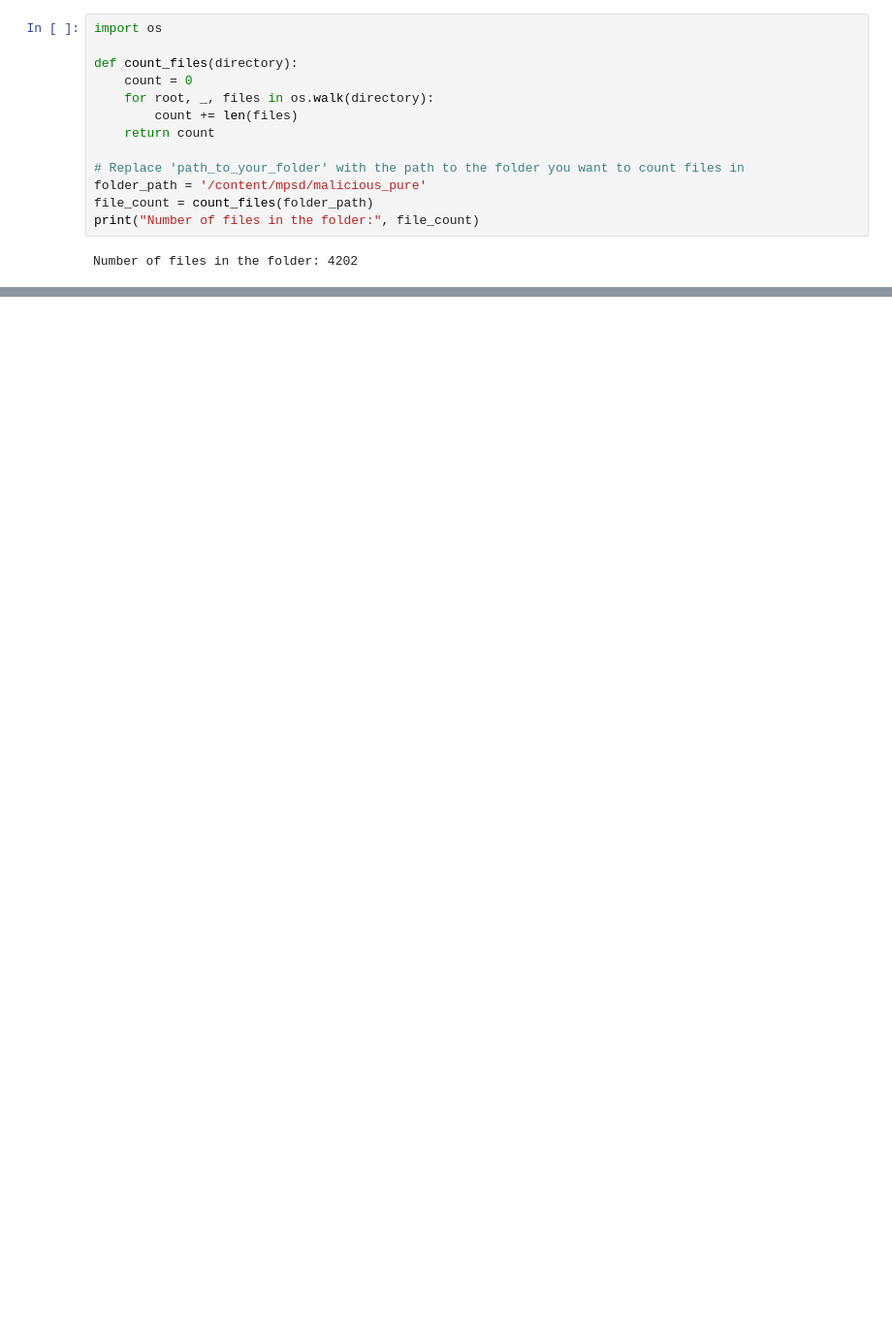
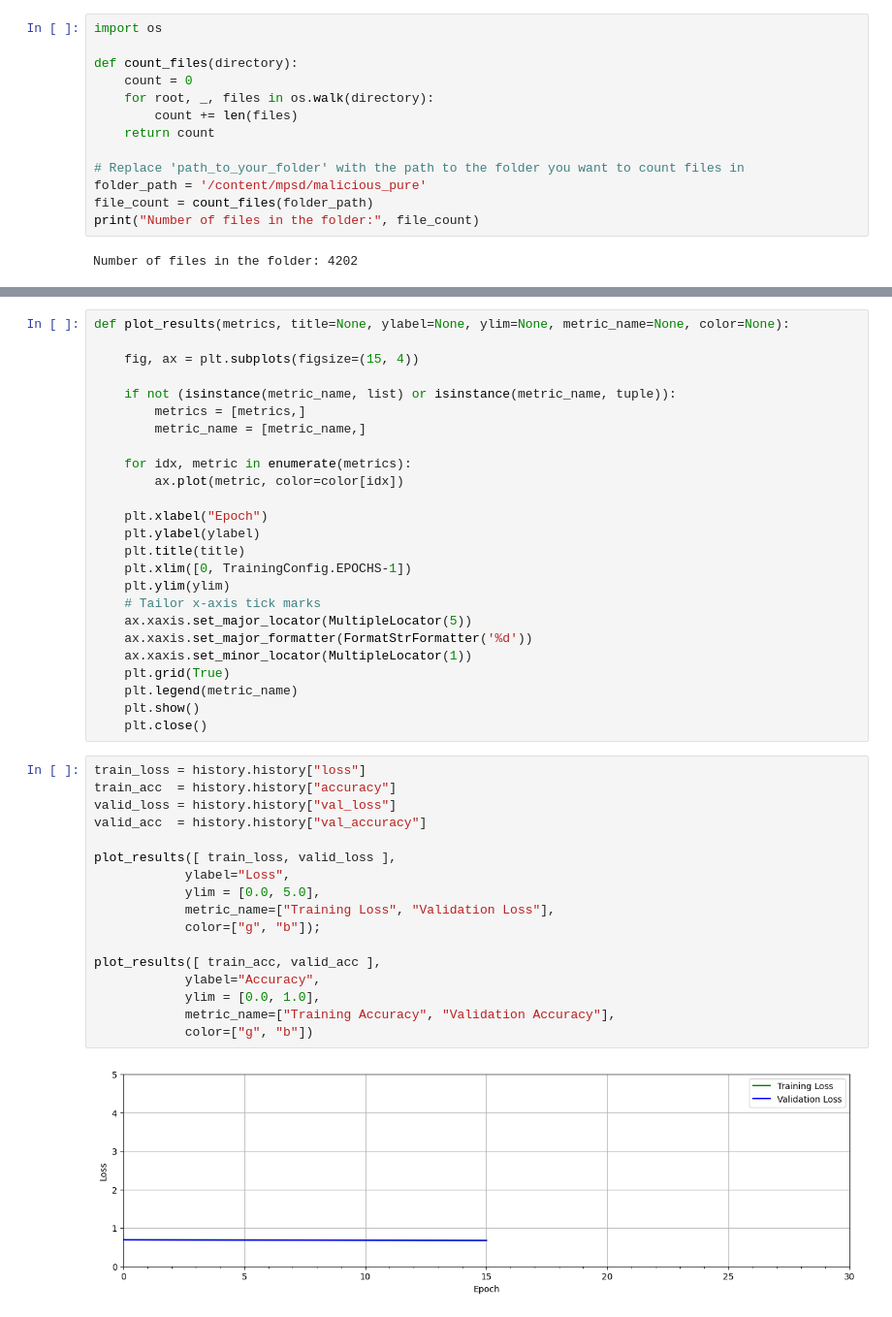
Before and after one commit to Vikbobvia/NT230_Powershell_detection, a Jupyter notebook: _0_Powershell_detection.ipynb, the cells around one changed output, grey strips where cells are left out. Shown: that part at 97% size. Drawn from its saved outputs; the diff is of its cells as text; blank space fills up the shorter version.

```diff
--- a/_0_Powershell_detection.ipynb
+++ b/_0_Powershell_detection.ipynb
@@ -341,0 +798,44 @@ text = get_file_content_and_replace_number("/content/test/1003_preprocessed.ps1"
+# %%
+def plot_results(metrics, title=None, ylabel=None, ylim=None, metric_name=None, color=None):
+
+    fig, ax = plt.subplots(figsize=(15, 4))
+
+    if not (isinstance(metric_name, list) or isinstance(metric_name, tuple)):
+        metrics = [metrics,]
+        metric_name = [metric_name,]
+
+    for idx, metric in enumerate(metrics):
+        ax.plot(metric, color=color[idx])
+
+    plt.xlabel("Epoch")
+    plt.ylabel(ylabel)
+    plt.title(title)
+    plt.xlim([0, TrainingConfig.EPOCHS-1])
+    plt.ylim(ylim)
+    # Tailor x-axis tick marks
+    ax.xaxis.set_major_locator(MultipleLocator(5))
+    ax.xaxis.set_major_formatter(FormatStrFormatter('%d'))
+    ax.xaxis.set_minor_locator(MultipleLocator(1))
+    plt.grid(True)
+    plt.legend(metric_name)
+    plt.show()
+    plt.close()
+# %%
+train_loss = history.history["loss"]
+train_acc  = history.history["accuracy"]
+valid_loss = history.history["val_loss"]
+valid_acc  = history.history["val_accuracy"]
+
+plot_results([ train_loss, valid_loss ],
+            ylabel="Loss",
+            ylim = [0.0, 5.0],
+            metric_name=["Training Loss", "Validation Loss"],
+            color=["g", "b"]);
+
+plot_results([ train_acc, valid_acc ],
+            ylabel="Accuracy",
+            ylim = [0.0, 1.0],
+            metric_name=["Training Accuracy", "Validation Accuracy"],
+            color=["g", "b"])
+# %% [output]
+[figure, added]
```
Also changed, not shown: parts of 35 cells of this notebook.
